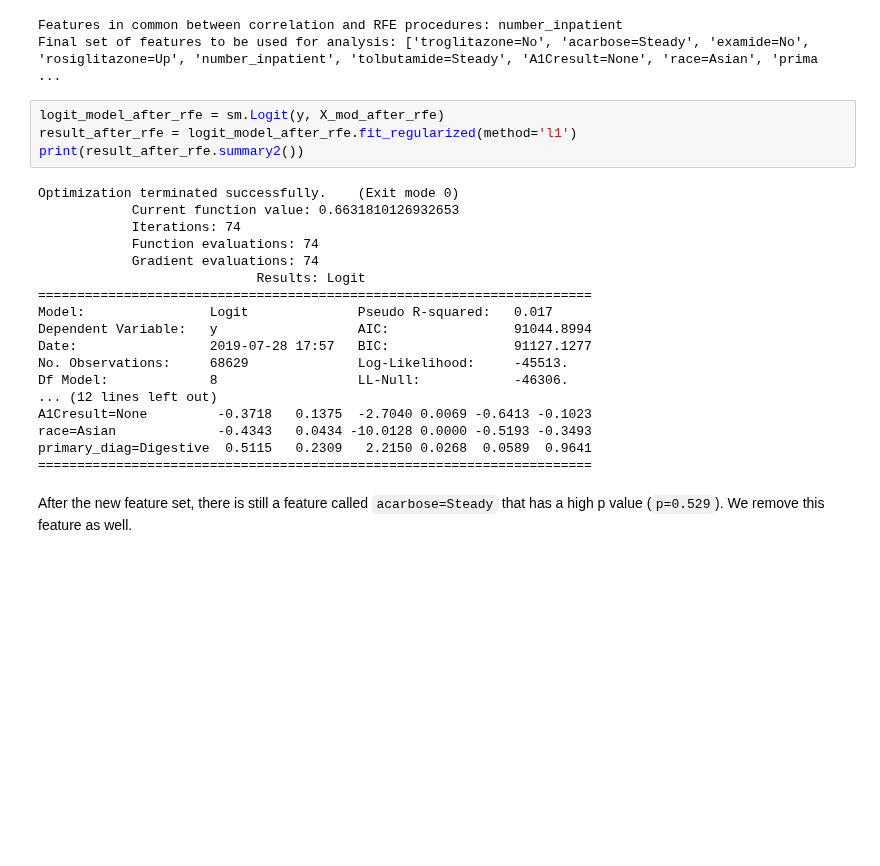
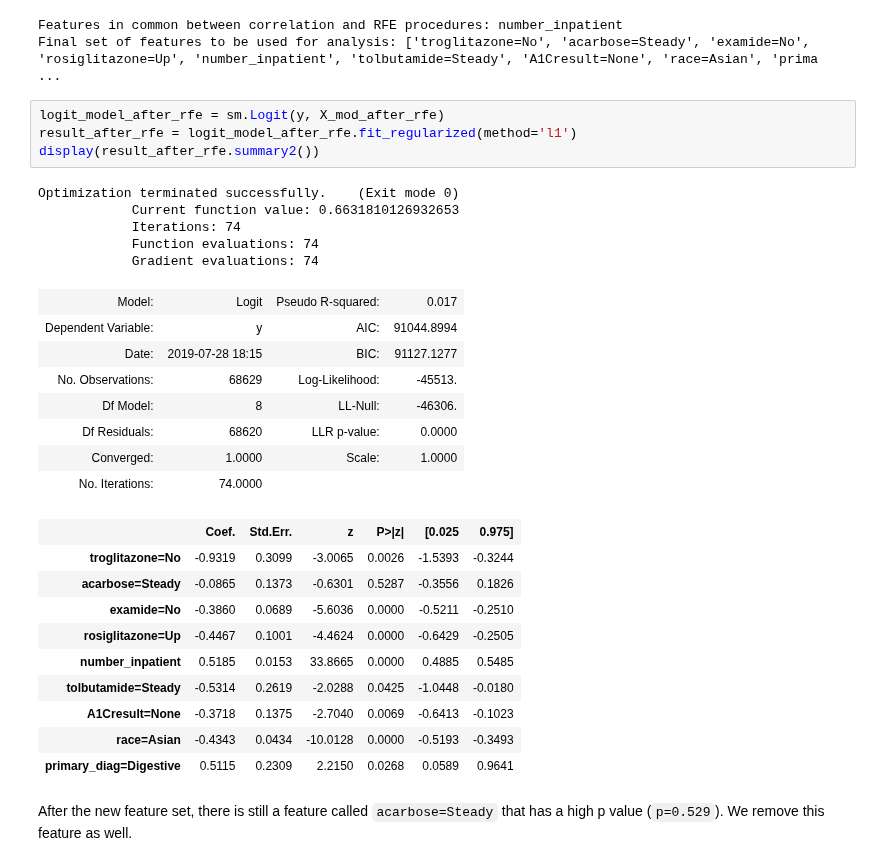
Before and after one commit to capac/kaggle-notebooks, a Jupyter notebook: diabetes-in-130-US-hospitals/2-checking-algorithms.ipynb, the cells around one changed output. Drawn from its saved outputs; the diff is of its cells as text; blank space fills up the shorter version.

```diff
--- a/diabetes-in-130-US-hospitals/2-checking-algorithms.ipynb
+++ b/diabetes-in-130-US-hospitals/2-checking-algorithms.ipynb
@@ -177,25 +184,31 @@ Final set of features to be used for analysis: ['troglitazone=No', 'acarbose=Ste
 # %%
 logit_model_after_rfe = sm.Logit(y, X_mod_after_rfe)
 result_after_rfe = logit_model_after_rfe.fit_regularized(method='l1')
-print(result_after_rfe.summary2())
+display(result_after_rfe.summary2())
 # %% [output]
 Optimization terminated successfully.    (Exit mode 0)
             Current function value: 0.6631810126932653
             Iterations: 74
             Function evaluations: 74
             Gradient evaluations: 74
-                            Results: Logit
-=======================================================================
-Model:                Logit              Pseudo R-squared:   0.017
-Dependent Variable:   y                  AIC:                91044.8994
-Date:                 2019-07-28 17:57   BIC:                91127.1277
-No. Observations:     68629              Log-Likelihood:     -45513.
-Df Model:             8                  LL-Null:            -46306.
-... (12 lines left out)
-A1Cresult=None         -0.3718   0.1375  -2.7040 0.0069 -0.6413 -0.1023
-race=Asian             -0.4343   0.0434 -10.0128 0.0000 -0.5193 -0.3493
-primary_diag=Digestive  0.5115   0.2309   2.2150 0.0268  0.0589  0.9641
-=======================================================================
+| Model: | Logit | Pseudo R-squared: | 0.017 |
+| Dependent Variable: | y | AIC: | 91044.8994 |
+| Date: | 2019-07-28 18:15 | BIC: | 91127.1277 |
+| No. Observations: | 68629 | Log-Likelihood: | -45513. |
+| Df Model: | 8 | LL-Null: | -46306. |
+| Df Residuals: | 68620 | LLR p-value: | 0.0000 |
+| Converged: | 1.0000 | Scale: | 1.0000 |
+| No. Iterations: | 74.0000 |  |  |
+|  | Coef. | Std.Err. | z | P>|z| | [0.025 | 0.975] |
+| troglitazone=No | -0.9319 | 0.3099 | -3.0065 | 0.0026 | -1.5393 | -0.3244 |
+| acarbose=Steady | -0.0865 | 0.1373 | -0.6301 | 0.5287 | -0.3556 | 0.1826 |
+| examide=No | -0.3860 | 0.0689 | -5.6036 | 0.0000 | -0.5211 | -0.2510 |
+| rosiglitazone=Up | -0.4467 | 0.1001 | -4.4624 | 0.0000 | -0.6429 | -0.2505 |
+| number_inpatient | 0.5185 | 0.0153 | 33.8665 | 0.0000 | 0.4885 | 0.5485 |
+| tolbutamide=Steady | -0.5314 | 0.2619 | -2.0288 | 0.0425 | -1.0448 | -0.0180 |
+| A1Cresult=None | -0.3718 | 0.1375 | -2.7040 | 0.0069 | -0.6413 | -0.1023 |
+| race=Asian | -0.4343 | 0.0434 | -10.0128 | 0.0000 | -0.5193 | -0.3493 |
+| primary_diag=Digestive | 0.5115 | 0.2309 | 2.2150 | 0.0268 | 0.0589 | 0.9641 |
 # %% [markdown]
 After the new feature set, there is still a feature called `acarbose=Steady` that has a high p value (`p=0.529`). We remove this feature as well.
 # %%
```
Also changed, not shown: parts of 2 cells of this notebook.
